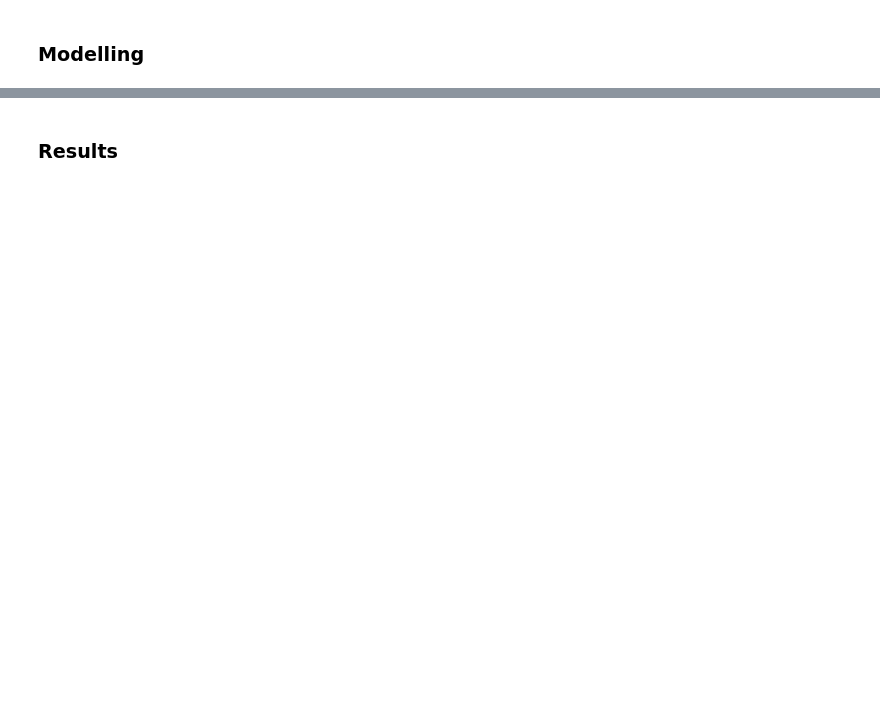
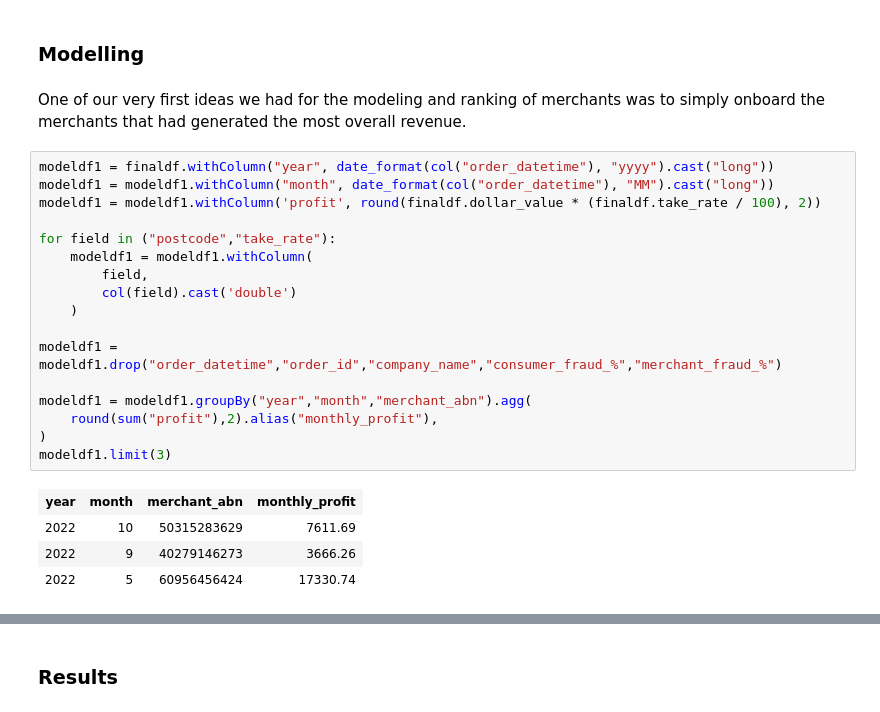
Before and after one commit to MAST30034-Applied-Data-Science/generic-buy-now-pay-later-project-group-35, a Jupyter notebook: notebooks/8-Summary.ipynb, the cells around one changed output, grey strips where cells are left out. Drawn from its saved outputs; the diff is of its cells as text; blank space fills up the shorter version.

```diff
--- a/notebooks/8-Summary.ipynb
+++ b/notebooks/8-Summary.ipynb
@@ -180,2 +183,26 @@ finaldf.limit(5)
 # %% [markdown]
 ### Modelling
+# %% [markdown]
+One of our very first ideas we had for the modeling and ranking of merchants was to simply onboard the merchants that had generated the most overall revenue.
+# %%
+modeldf1 = finaldf.withColumn("year", date_format(col("order_datetime"), "yyyy").cast("long"))
+modeldf1 = modeldf1.withColumn("month", date_format(col("order_datetime"), "MM").cast("long"))
+modeldf1 = modeldf1.withColumn('profit', round(finaldf.dollar_value * (finaldf.take_rate / 100), 2))
+
+for field in ("postcode","take_rate"):
+    modeldf1 = modeldf1.withColumn(
+        field,
+        col(field).cast('double')
+    )
+
+modeldf1 = modeldf1.drop("order_datetime","order_id","company_name","consumer_fraud_%","merchant_fraud_%")
+
+modeldf1 = modeldf1.groupBy("year","month","merchant_abn").agg(
+    round(sum("profit"),2).alias("monthly_profit"),
+)
+modeldf1.limit(3)
+# %% [output]
+| year | month | merchant_abn | monthly_profit |
+| 2022 | 10 | 50315283629 | 7611.69 |
+| 2022 | 9 | 40279146273 | 3666.26 |
+| 2022 | 5 | 60956456424 | 17330.74 |
```
Also changed, not shown: parts of 15 cells of this notebook, 3 other files.
